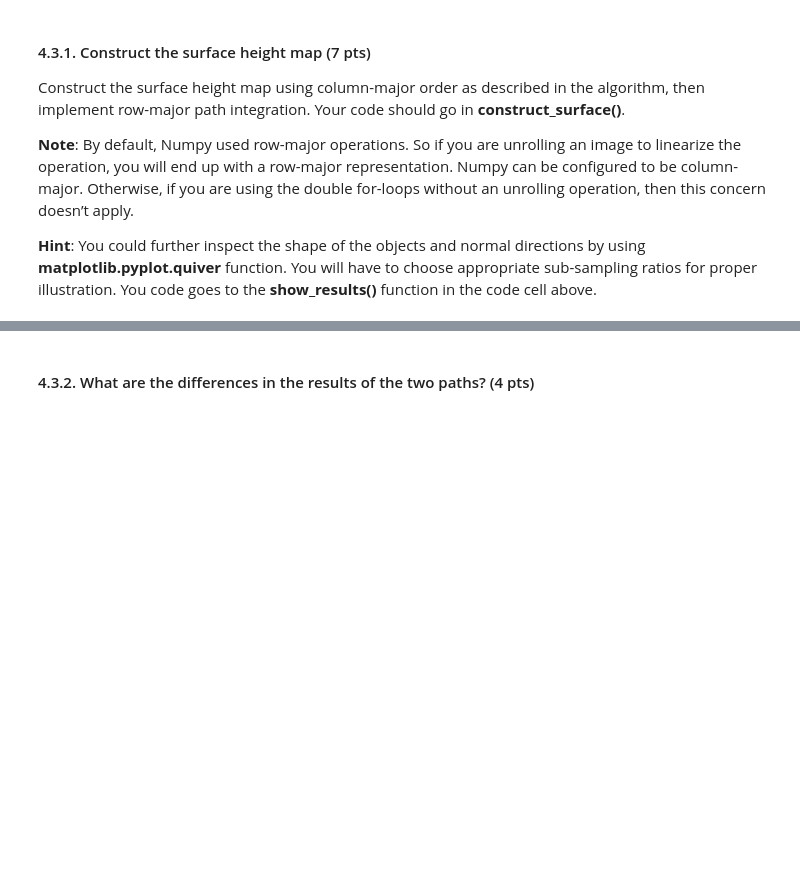
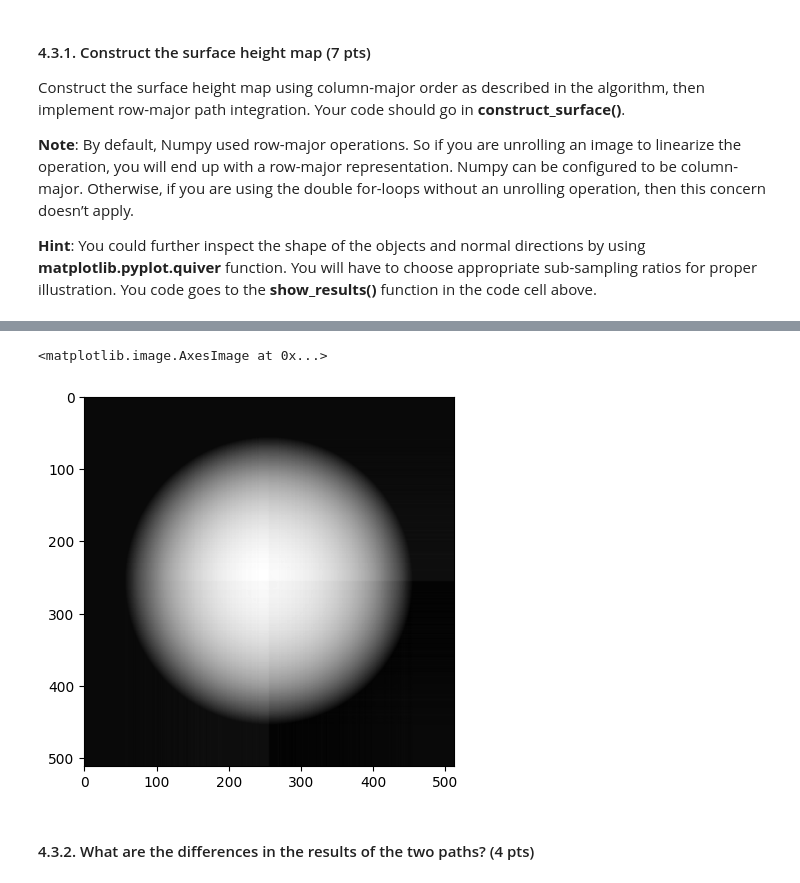
Before and after one commit to dqmis/ai-course, a Jupyter notebook: CV1_Lab1_Students.ipynb, the cells around one changed output, grey strips where cells are left out. Drawn from its saved outputs; the diff is of its cells as text; code cells hidden in the pictures; blank space fills up the shorter version.

```diff
--- a/CV1_Lab1_Students.ipynb
+++ b/CV1_Lab1_Students.ipynb
@@ -774,3 +833,8 @@ show_results(albedo, norm, height_map)
+# %%
+plt.imshow(height_map, cmap='gray')
+# %% [output]
+<matplotlib.image.AxesImage at 0x...>
+[figure, added]
 # %% [markdown]
 #### 4.3.2. What are the differences in the results of the two paths? (4 pts)
 # %% [markdown]
```
Also changed, not shown: parts of 13 cells of this notebook.
